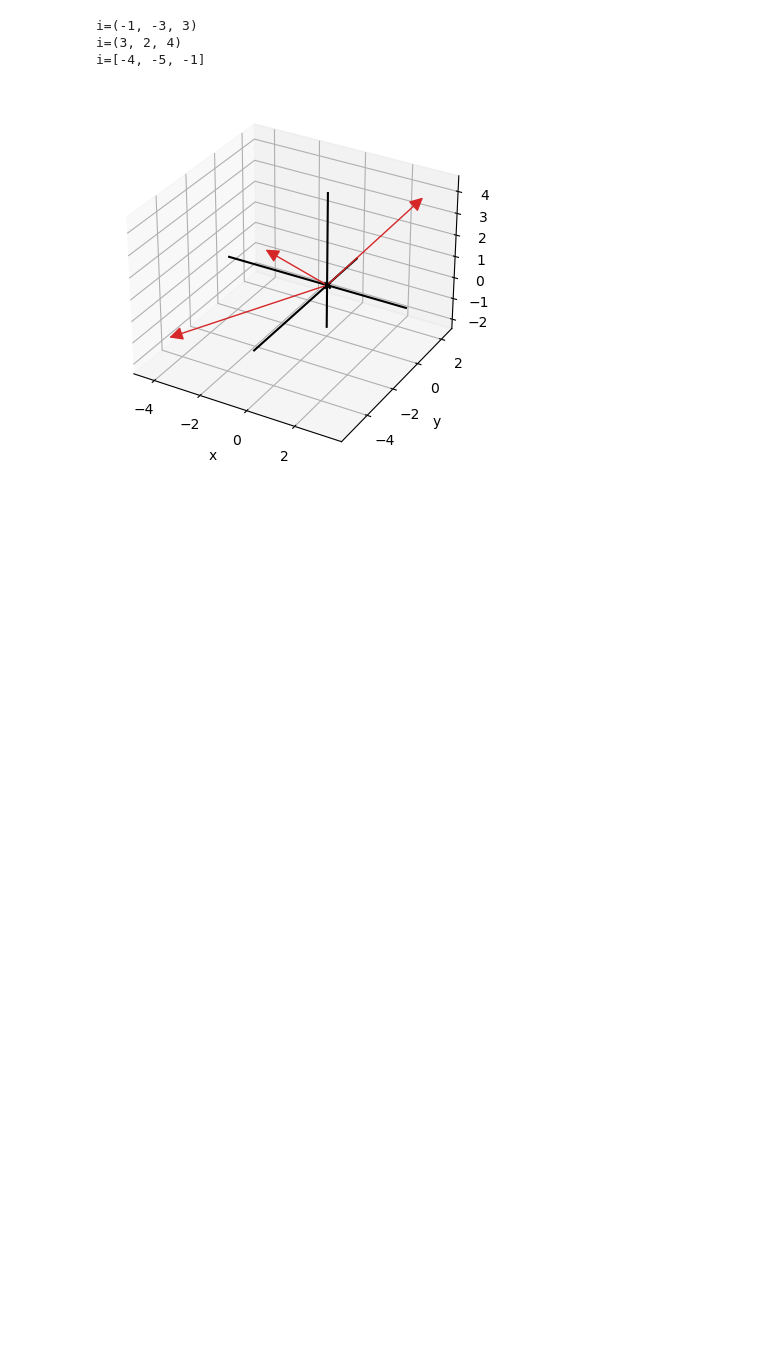
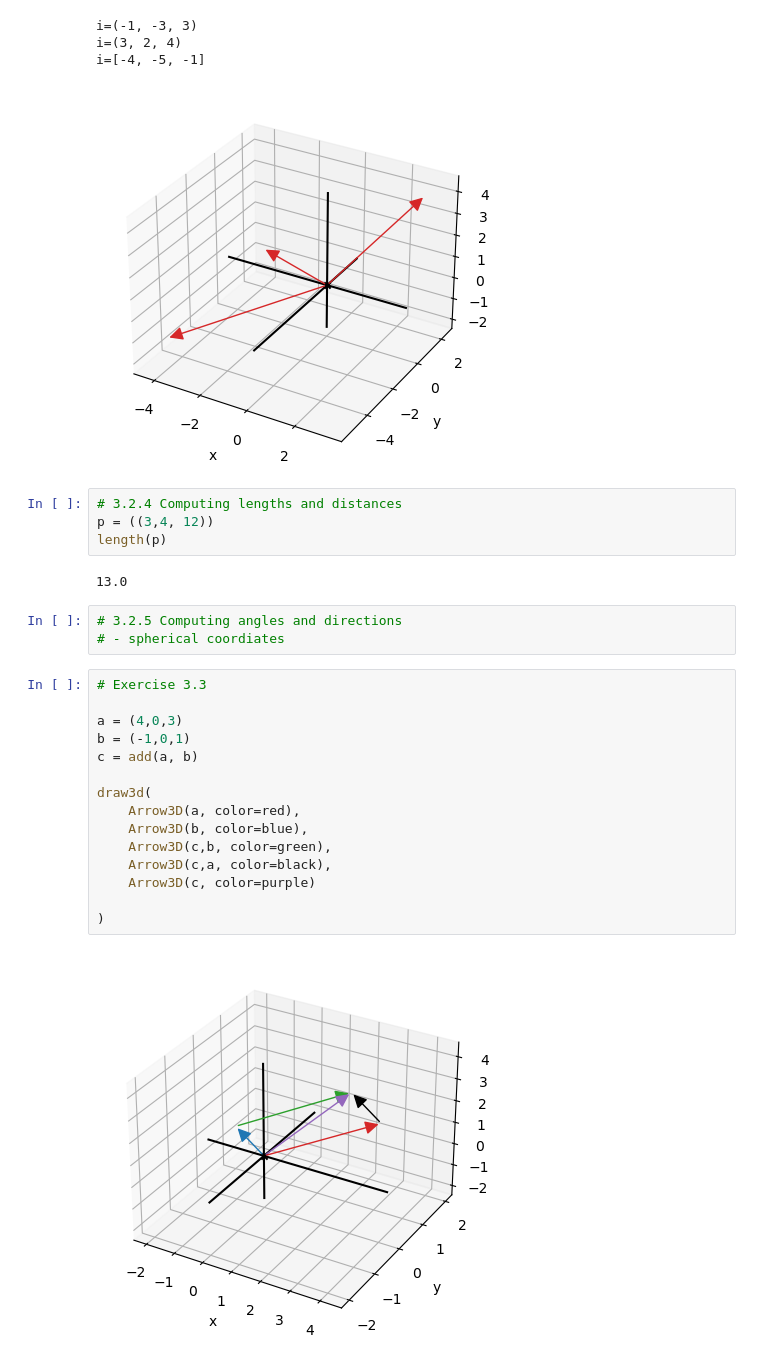
Before and after one commit to quinnphil/math-for-programmers, a Jupyter notebook: C03/C03 - Ascending to the 3D world.ipynb, the cells around one changed output. Drawn from its saved outputs; the diff is of its cells as text; blank space fills up the shorter version.

```diff
--- a/C03/C03 - Ascending to the 3D world.ipynb
+++ b/C03/C03 - Ascending to the 3D world.ipynb
@@ -153,3 +155,29 @@ i=(-1, -3, 3)
 i=(3, 2, 4)
 i=[-4, -5, -1]
 [figure]
+# %%
+# 3.2.4 Computing lengths and distances
+p = ((3,4, 12))
+length(p)
+# %% [output]
+13.0
+# %%
+# 3.2.5 Computing angles and directions
+# - spherical coordiates
+# %%
+# Exercise 3.3
+
+a = (4,0,3)
+b = (-1,0,1)
+c = add(a, b)
+
+draw3d(
+    Arrow3D(a, color=red),
+    Arrow3D(b, color=blue),
+    Arrow3D(c,b, color=green),
+    Arrow3D(c,a, color=black),
+    Arrow3D(c, color=purple)
+
+)
+# %% [output]
+[figure, added]
```
Also changed, not shown: parts of 8 cells of this notebook.
